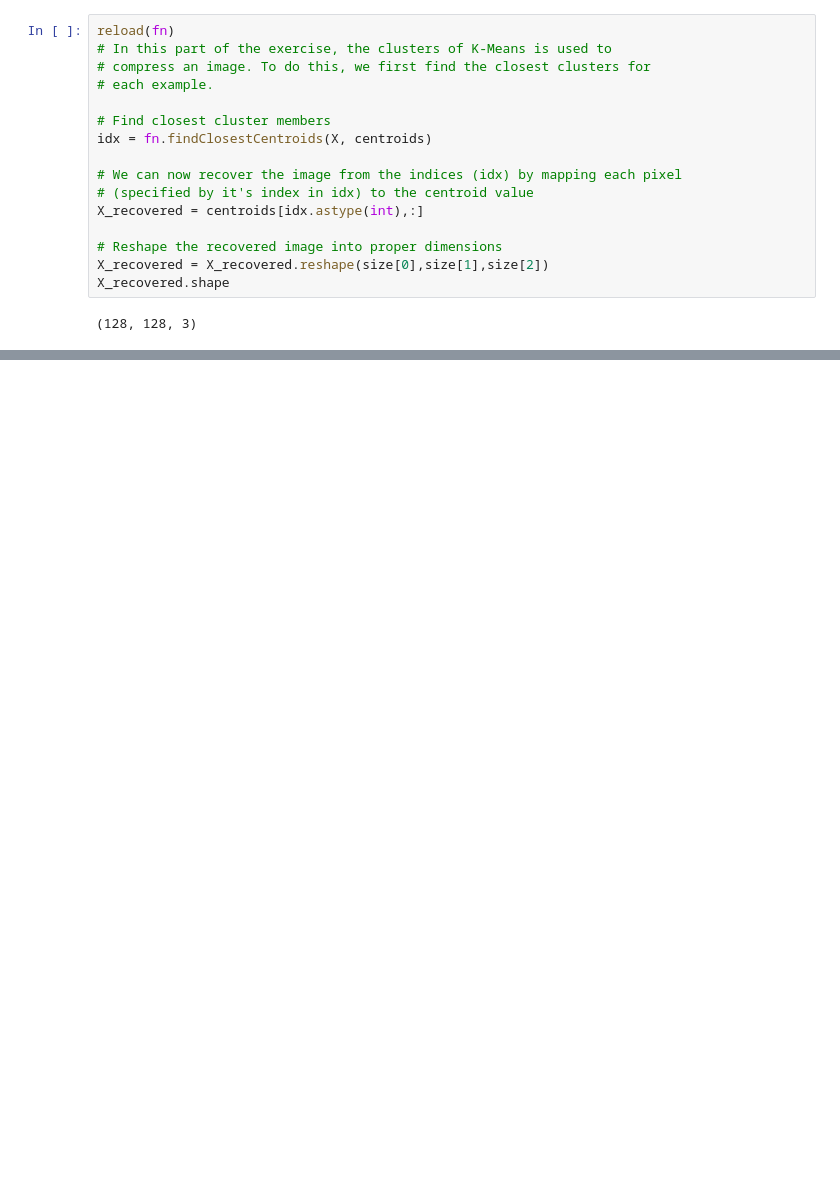
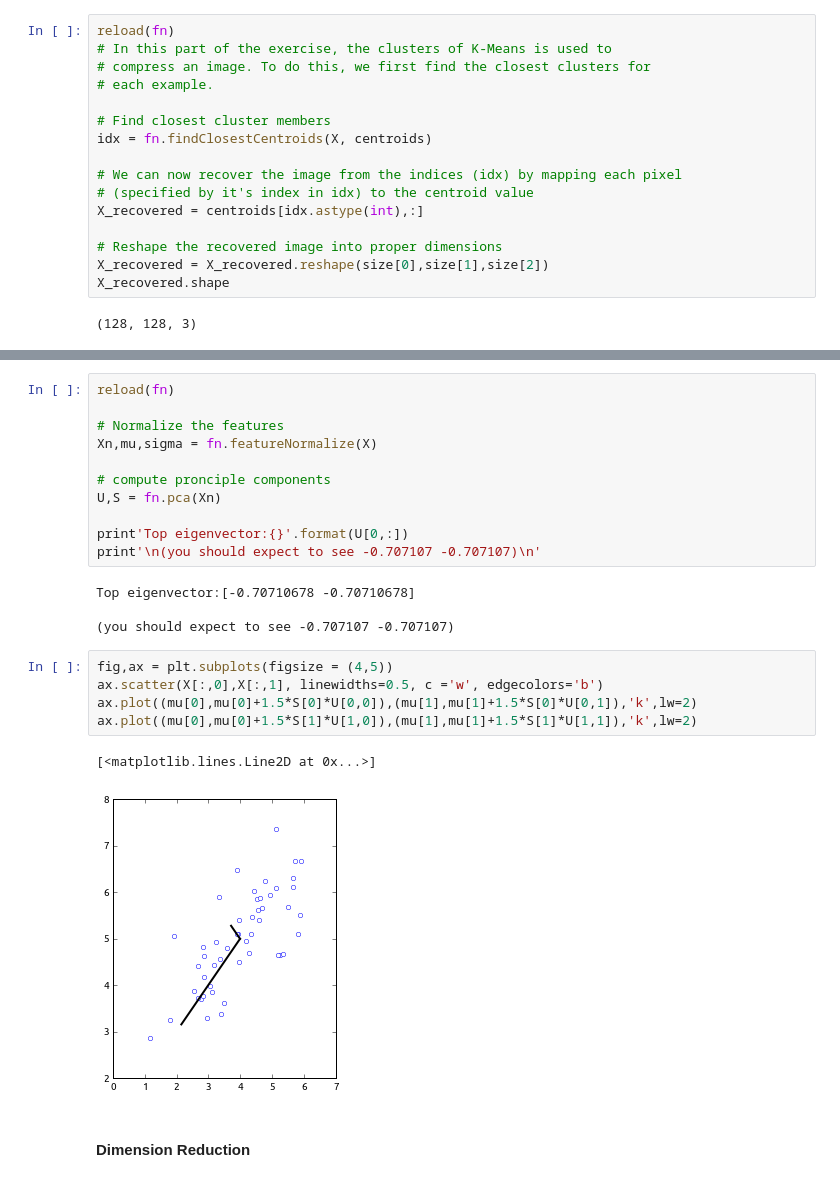
Before and after one commit to sametmarasli/machine_learning_andrewng, a Jupyter notebook: notebooks/7/k-means_clustering_and_principal_component_analysis.ipynb, the cells around one changed output, grey strips where cells are left out. Drawn from its saved outputs; the diff is of its cells as text; blank space fills up the shorter version.

```diff
--- a/notebooks/7/k-means_clustering_and_principal_component_analysis.ipynb
+++ b/notebooks/7/k-means_clustering_and_principal_component_analysis.ipynb
@@ -191,0 +249,25 @@ ax[1].set_title('Compressed, with {} colors'.format(K))
+# %%
+reload(fn)
+
+# Normalize the features
+Xn,mu,sigma = fn.featureNormalize(X)
+
+# compute pronciple components
+U,S = fn.pca(Xn)
+
+print'Top eigenvector:{}'.format(U[0,:])
+print'\n(you should expect to see -0.707107 -0.707107)\n'
+# %% [output]
+Top eigenvector:[-0.70710678 -0.70710678]
+
+(you should expect to see -0.707107 -0.707107)
+# %%
+fig,ax = plt.subplots(figsize = (4,5))
+ax.scatter(X[:,0],X[:,1], linewidths=0.5, c ='w', edgecolors='b')
+ax.plot((mu[0],mu[0]+1.5*S[0]*U[0,0]),(mu[1],mu[1]+1.5*S[0]*U[0,1]),'k',lw=2)
+ax.plot((mu[0],mu[0]+1.5*S[1]*U[1,0]),(mu[1],mu[1]+1.5*S[1]*U[1,1]),'k',lw=2)
+# %% [output]
+[<matplotlib.lines.Line2D at 0x...>]
+[figure, added]
+# %% [markdown]
+#### Dimension Reduction
```
Also changed, not shown: parts of 42 cells of this notebook, 2 other files.
